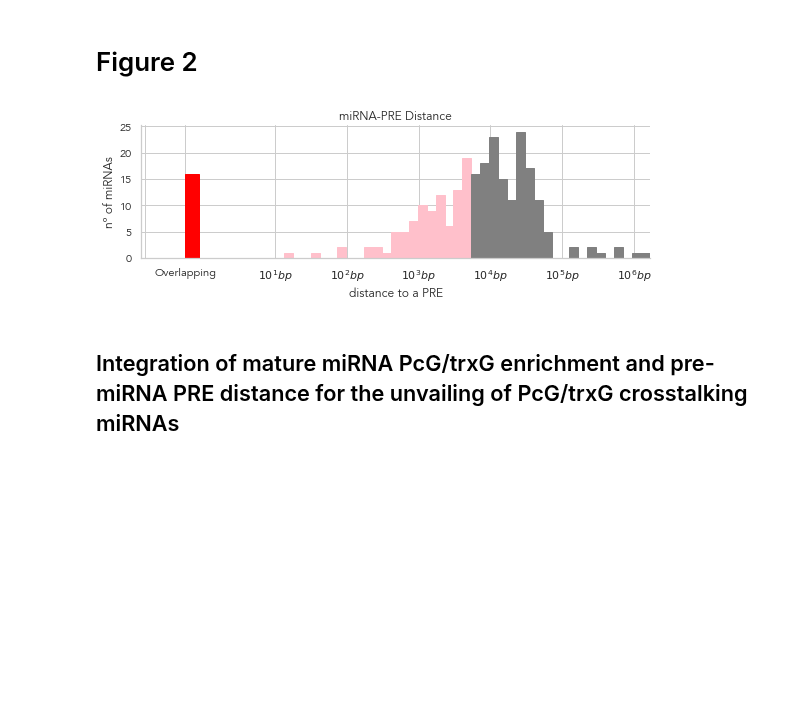
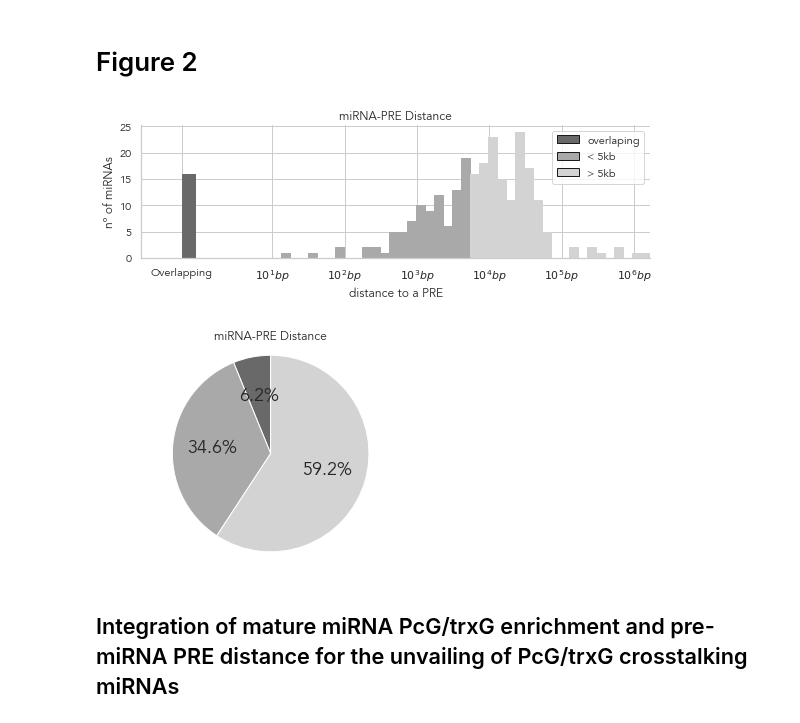
Before and after one commit to j-solor/Drosophila-miRNA-PcG-circuits, a Jupyter notebook: Analysis/Analysis.ipynb, the cells around one changed output. Drawn from its saved outputs; the diff is of its cells as text; code cells hidden in the pictures; blank space fills up the shorter version.

```diff
--- a/Analysis/Analysis.ipynb
+++ b/Analysis/Analysis.ipynb
@@ -589,6 +590,11 @@ miRNA_PREs.set_index("Name", inplace = True)
 miRNA_PREs.to_csv("output_files/HCPREps_results/miRNA_closest_PREs.tsv", sep = "\t")
 # %% [markdown]
 # Figure 2
+# %%
+color_overlapping = "dimgrey"
+color_less5kb = "darkgrey"
+color_otherwise = "lightgrey"
+distance_colors = [color_overlapping, color_less5kb, color_otherwise]
 # %%
 # Function
 def plot_loghist(x, bins, color):
@@ -600,10 +606,6 @@ def plot_loghist(x, bins, color):
     logbins = np.logspace(np.log10(bins[0]),np.log10(bins[-1]),len(bins))
     plt.hist(x, bins=logbins, color= color, edgecolor= color)
     plt.xscale('symlog')
-# %%
-color_overlapping = "red"
-color_less5kb = "pink"
-color_otherwise = "grey"
 # %%
 # Histogram
 mpl.rcParams['font.family'] = 'Avenir'
@@ -615,57 +617,63 @@ plot_loghist(miRNA_PREs["distance"].dropna()+1,
 
 ## Format x Labs
 tick_text = list("$10^{%i} bp$" %(np.log10(x+0.1)) for x in ax1.get_xticks())
 tick_text[0:2] = ["", "Overlapping"]
 ax1.set_xticks(ax1.get_xticks())
 ax1.set_xticklabels(tick_text)
 
 
 ## Color by category
 #[print(i, ax1.patches[i].get_x()) for i in range(50)] #position 30 includes the 5000 bp limit
 
 ax1.patches[0].set_facecolor(color_overlapping)
 ax1.patches[0].set_edgecolor(color_overlapping)
 
 for i in range(1,30):
     ax1.patches[i].set_facecolor(color_less5kb)
     ax1.patches[i].set_edgecolor(color_less5kb)
 
+## legend for colors
+handles = [Rectangle((0,0),1,1,color = c, ec = "k") for c in distance_colors]
+labels = ['overlaping', '< 5kb', '> 5kb']
+plt.legend(handles, labels)
+
 ## Aesthetics
-plt.xlim(-0.1,max(miRNA_PREs["distance"]))
+plt.xlim(0,max(miRNA_PREs["distance"]))
 plt.title("miRNA-PRE Distance", fontweight = "bold")
 plt.xlabel("distance to a PRE")
 plt.ylabel("nº of miRNAs")
 sns.despine()
 plt.tight_layout()
 plt.savefig("plots/miRNA_dist_hist.png", dpi = 500, transparent = True)
 plt.show()
 
 
-## Pie chart
+# Pie chart
 
-### calculatipnss
-#zero = sum(miRNA_PREs["distance"] == 0)
-#lt5kb = sum(miRNA_PREs["distance"] <= 5000) - zero
-#mt5kb = sum(miRNA_PREs["distance"] > 5000)
-#
-### Plot perse
-#mpl.rcParams['font.size'] = 18
-#labels = 'overlaping', '(non overlapping)\nless than 5kb', '(non overlapping)\nmore than 5kb'
-#sizes = [zero, lt5kb, mt5kb]
-#explode = (0, 0, 0)
-#cmap = plt.get_cmap("tab20")
-#colors = cmap(np.array([6,7,15]))
-#
-#fig1, ax1 = plt.subplots()
-#ax1.set_title("miRNA-PRE Distance", fontweight = "bold")
-#ax1.pie(sizes, explode=explode, labels= None, autopct='%1.1f%%',
-#        shadow=False, startangle=90, colors = colors)
-#ax1.axis('equal')  # Equal aspect ratio ensures that pie is drawn as a circle.
-#plt.savefig("plots/miRNA_dist_pie.png", dpi = 500, transparent = True)
-#
-#plt.show()
+## calculatipnss
+zero = sum(miRNA_PREs["distance"] == 0)
+lt5kb = sum(miRNA_PREs["distance"] <= 5000) - zero
+mt5kb = sum(miRNA_PREs["distance"] > 5000)
+
+## Plot perse
+mpl.rcParams['font.size'] = 18
+sizes = [zero, lt5kb, mt5kb]
+explode = (0, 0, 0)
+cmap = plt.get_cmap("tab20")
+colors = distance_colors
+
+fig1, ax1 = plt.subplots()
+ax1.set_title("miRNA-PRE Distance", fontweight = "bold")
+ax1.pie(sizes, explode=explode, labels= None, autopct='%1.1f%%',
+        shadow=False, startangle=90, colors = colors)
+
+ax1.axis('equal')  # Equal aspect ratio ensures that pie is drawn as a circle.
+plt.savefig("plots/miRNA_dist_pie.png", dpi = 500, transparent = True)
+
+plt.show()
 # %% [output]
-[figure, old version]
+[figure, new version]
+[figure, added]
 # %% [markdown]
 ## Integration of mature miRNA PcG/trxG enrichment and pre-miRNA PRE distance for the unvailing of PcG/trxG crosstalking miRNAs
 # %% [markdown]
```
Also changed, not shown: parts of 7 cells of this notebook.
